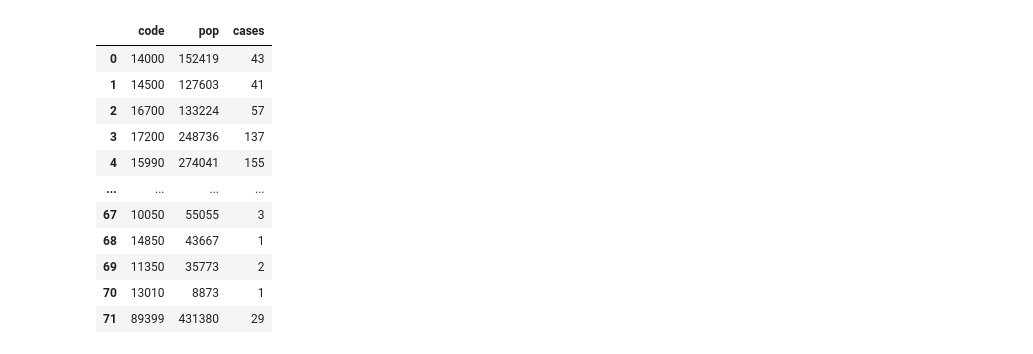
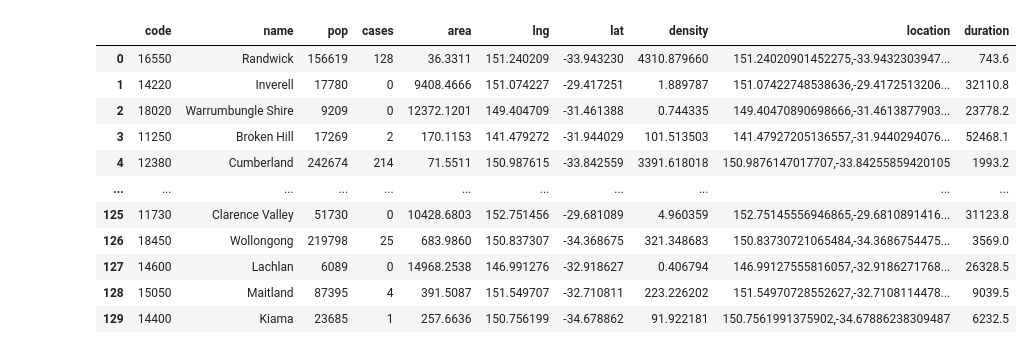
Before and after one commit to MarkusMannheim/covid-anniversary, a Jupyter notebook: data/data.ipynb, the cells around one changed output. Saved outputs shown, nothing was run; the diff lists cells and outputs as text; code cells hidden in the pictures.

```diff
--- a/data/data.ipynb
+++ b/data/data.ipynb
@@ -3,16 +3,15 @@ import pandas as pd
 import time
 import requests
 import json
+import math
 
-data = pd.read_json("https://data.nsw.gov.au/data/api/3/action/datastore_search?resource_id=2776dbb8-f807-4fb2-b1ed-184a6fc2c8aa&limit=6000")
+data = pd.read_json("https://data.nsw.gov.au/data/api/3/action/datastore_search?resource_id=2776dbb8-f807-4fb2-b1ed-184a6fc2c8aa&limit=10000")
 data = pd.json_normalize(data.result.records)
 data = data.query("likely_source_of_infection != 'Overseas'")
 data = data[["notification_date", "lga_code19"]]
 data.columns = ["date", "code"]
 data.date = pd.to_datetime(data.date)
 data["cases"] = [1] * len(data)
-
-data.describe(datetime_is_numeric=True)
 
 data = data.groupby(["date", "code"]).sum().reset_index()
 data.code = data.code.astype("int")
@@ -61,19 +60,4 @@ for i, indice in enumerate(data_chart.index):
 print("processing recent cases ... complete")
 
 data_chart.to_csv("./cases.csv", index=False)
-
-plot_data = pd.read_csv("./dataDistance.csv")
-for i in plot_data.index:
-    plot_data.at[i, "new_cases"] = data_chart[data_chart["code"] == plot_data.at[i, "code"]]["cases"].sum()
-
-for i in plot_data.index:
-    r = requests.get(f"http://router.project-osrm.org/route/v1/car/151.179428,-33.947346;{plot_data.at[i, 'location']}?overview=false")
-    routes = json.loads(r.content)
-    try:
-        duration = routes.get("routes")[0]["duration"]
-    except:
-        duration = 0
-    plot_data.at[i, "duration"] = duration
-
-plot_data
 # %% [output]
@@ -96,22 +73,53 @@ processing recent cases ... complete
 # %%
 data_pop = pd.read_csv("./lga_pop.csv")
 data_pop = data_pop.query("POP_COMP == 10 & TIME == 2020")
-data_pop = data_pop[["LGA_2020", "Value"]]
-data_pop.columns = ["code", "pop"]
+data_pop = data_pop[["LGA_2020", "Region", "Value"]]
+data_pop.columns = ["code", "name", "pop"]
+data_pop = data_pop[(data_pop["code"].apply(lambda x: len(str(x)) == 5)) & (data_pop["code"].apply(lambda x: (str(x)[0] == "1") or (str(x)[0]) == "8" ))]
+data_pop["name"] = data_pop["name"].apply(lambda x: x[:x.find(" (")] if x.find(" (") > -1 else "ACT" if x == "Unincorporated ACT" else x)
 
-codes = data_chart.code.unique()
+codes = data_pop.code.unique()
+names = data_pop.name.unique()
 
-df = pd.DataFrame(columns=["code", "pop", "cases"])
-df.code = codes
+df = pd.DataFrame(columns=["code", "name", "pop", "cases"])
+df["code"] = codes
+df["name"] = names
 
 for i in df.index:
     try:
-        pop = data_pop[data_pop.code == df.at[i, "code"]].iat[0, 1]
+        pop = data_pop[data_pop.code == df.at[i, "code"]].iat[0, 2]
     except:
         pop = 0
     df.at[i, "pop"] = pop
-    df.at[i, "cases"] = data_chart[data_chart.code == df.at[i, "code"]].cases.sum()
+    df.at[i, "cases"] = data_chart[data_chart["code"] == df.at[i, "code"]].cases.sum()
 
-df.to_csv("data_scatter.csv", index=False)
+data_distance = pd.read_csv("./dataDistance.csv")
+data_distance["lng"] = data_distance["location"].apply(lambda x: float(x.split(",")[0]))
+data_distance["lat"] = data_distance["location"].apply(lambda x: float(x.split(",")[1]))
+
+for i in df.index:
+    df.at[i, "area"] = data_distance[data_distance["code"] == df.at[i, "code"]].iat[0, 2]
+    df.at[i, "lng"] = data_distance[data_distance["code"] == df.at[i, "code"]].iat[0, 4]
+    df.at[i, "lat"] = data_distance[data_distance["code"] == df.at[i, "code"]].iat[0, 5]
+    df.at[i, "density"] = df.at[i, "pop"] / df.at[i, "area"]
+    df.at[i, "location"] = data_distance[data_distance["code"] == df.at[i, "code"]].iat[0, 3]
+
+start = time.time()
+interval = 1
+print("processing driving times ...", end="\r")
+for j, i in enumerate(df.index):
+    r = requests.get(f"http://router.project-osrm.org/route/v1/car/151.179428,-33.947346;{df.at[i, 'location']}?overview=false")
+    routes = json.loads(r.content)
+    try:
+        duration = routes.get("routes")[0]["duration"]
+    except:
+        duration = float("null")
+    df.at[i, "duration"] = duration
+    if time.time() - interval > start:
+        interval = interval + 1
+        print(f"processing driving times ... {(j + 1) / len(df):.1%}", end="\r")
+print("processing driving times ... complete")
+
+df.to_csv("./data_chart.csv", index=False)
 df
 # %% [output]
@@ -118,12 +127,12 @@ df
-|  | code | pop | cases |
-| 0 | 14000 | 152419 | 43 |
-| 1 | 14500 | 127603 | 41 |
-| 2 | 16700 | 133224 | 57 |
-| 3 | 17200 | 248736 | 137 |
-| 4 | 15990 | 274041 | 155 |
-| ... | ... | ... | ... |
-| 67 | 10050 | 55055 | 3 |
-| 68 | 14850 | 43667 | 1 |
-| 69 | 11350 | 35773 | 2 |
-| 70 | 13010 | 8873 | 1 |
-| 71 | 89399 | 431380 | 29 |
+|  | code | name | pop | cases | area | lng | lat | density | location | duration |
+| 0 | 16550 | Randwick | 156619 | 128 | 36.3311 | 151.240209 | -33.943230 | 4310.879660 | 151.24020901452275,-33.9432303947... | 743.6 |
+| 1 | 14220 | Inverell | 17780 | 0 | 9408.4666 | 151.074227 | -29.417251 | 1.889787 | 151.07422748538636,-29.4172513206... | 32110.8 |
+| 2 | 18020 | Warrumbungle Shire | 9209 | 0 | 12372.1201 | 149.404709 | -31.461388 | 0.744335 | 149.40470890698666,-31.4613877903... | 23778.2 |
+| 3 | 11250 | Broken Hill | 17269 | 2 | 170.1153 | 141.479272 | -31.944029 | 101.513503 | 141.47927205136557,-31.9440294076... | 52468.1 |
+| 4 | 12380 | Cumberland | 242674 | 214 | 71.5511 | 150.987615 | -33.842559 | 3391.618018 | 150.9876147017707,-33.84255859420105 | 1993.2 |
+| ... | ... | ... | ... | ... | ... | ... | ... | ... | ... | ... |
+| 125 | 11730 | Clarence Valley | 51730 | 0 | 10428.6803 | 152.751456 | -29.681089 | 4.960359 | 152.75145556946865,-29.6810891416... | 31123.8 |
+| 126 | 18450 | Wollongong | 219798 | 25 | 683.9860 | 150.837307 | -34.368675 | 321.348683 | 150.83730721065484,-34.3686754475... | 3569.0 |
+| 127 | 14600 | Lachlan | 6089 | 0 | 14968.2538 | 146.991276 | -32.918627 | 0.406794 | 146.99127555816057,-32.9186271768... | 26328.5 |
+| 128 | 15050 | Maitland | 87395 | 4 | 391.5087 | 151.549707 | -32.710811 | 223.226202 | 151.54970728552627,-32.7108114478... | 9039.5 |
+| 129 | 14400 | Kiama | 23685 | 1 | 257.6636 | 150.756199 | -34.678862 | 91.922181 | 150.7561991375902,-34.67886238309487 | 6232.5 |
```
Also changed, not shown: parts of 3 cells of this notebook, 12 other files.
